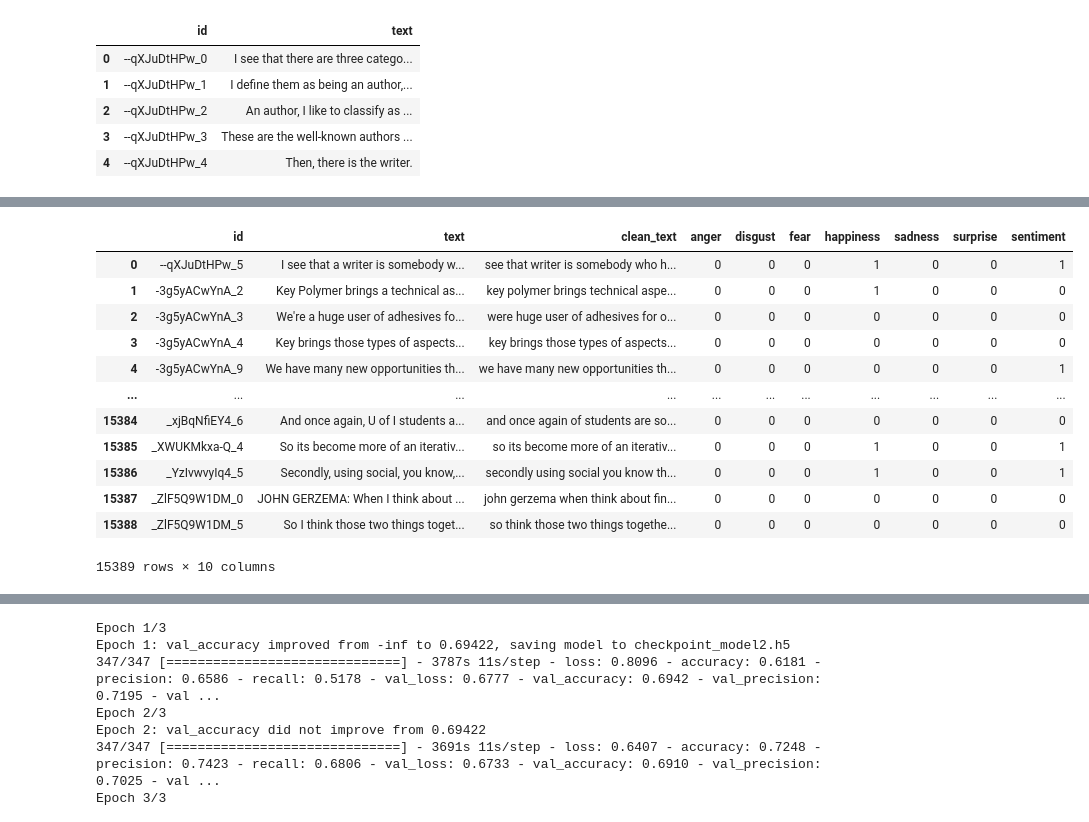
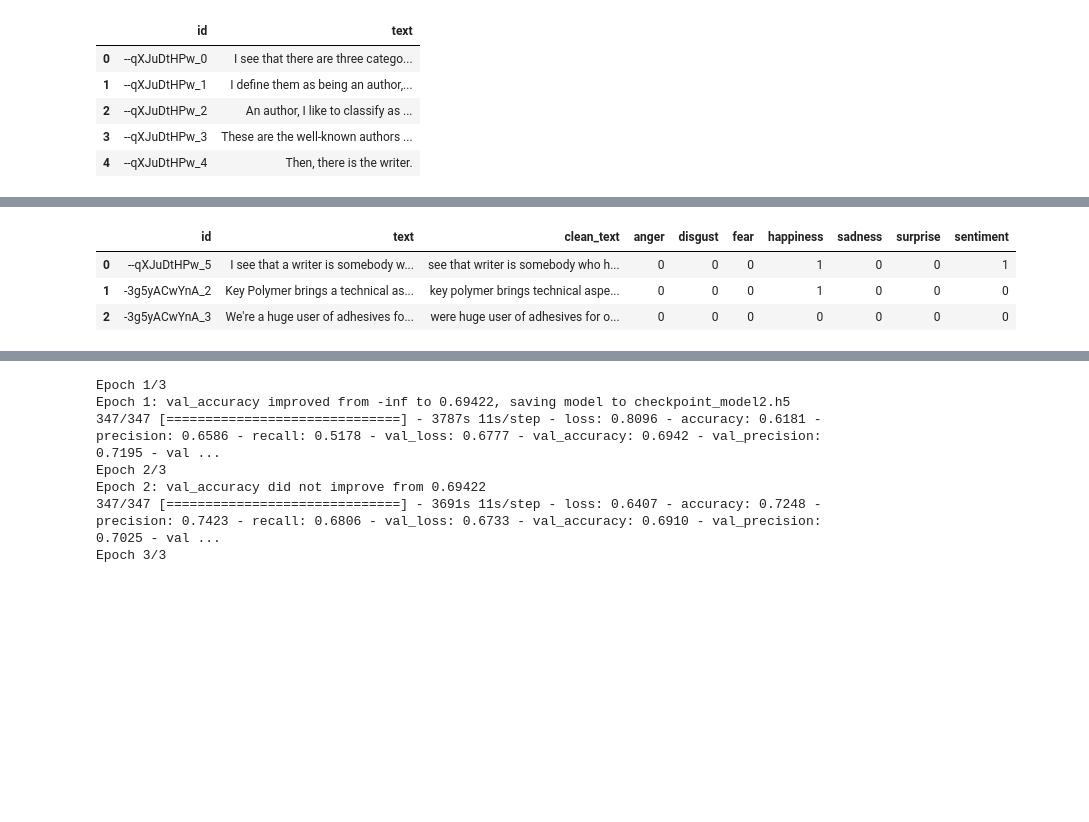
Before and after one commit to phgz/emotion, a Jupyter notebook: notebooks/text-model.ipynb, the cells around one changed output, grey strips where cells are left out. Cells and saved outputs as stored; diff of their text form; code cells hidden in the pictures; blank space fills up the shorter version.

```diff
--- a/notebooks/text-model.ipynb
+++ b/notebooks/text-model.ipynb
@@ -29,10 +32,17 @@ audio_dir = "../data/raw/audio"
 # %%
 text_files = glob.glob(f"{text_dir}/*.txt")
 
-
+## Chaque ligne de texte est précédée d'un "stamp" qui indique le clip de l'enregistrement etc
 def remove_stamps_str(line)->str:
     #clip_num = re.search('.+___\d\d?\d?___.+', line).group(0)
     stamp = re.search('.+___', line).group(0)
     new_line = line.strip(stamp)
     return new_line
+
+## Pour python < 3.9, sinon str.removeprefix() de base
+def removeprefix(self: str, prefix: str, /) -> str:
+    if self.startswith(prefix):
+        return self[len(prefix):]
+    else:
+        return self[:]
 # %%
@@ -79,7 +79,7 @@ def remove_nonascii(line)->str:
     return ascii_line
 
 #met tout en minuscules, retire les nombres et stopwords
-def clean_stopwords_digits(line)->str:
+def clean_punct_digits(line)->str:
     new_line = line.translate(str.maketrans('', '', string.punctuation))
     new_line = ' '.join([word.lower() for word in new_line.split() if (len(word) >=2 and word.isalpha())])
     return new_line
@@ -126,18 +125,8 @@ clean_stopwords_digits('I see that there are three category of writers.')
 # %%
+df_text['text'] =  df_text.text.apply(remove_nonascii)
+df_text['clean_text'] = df_text.text.apply(lambda s : clean_punct_digits(s))
 
-df_text['text'] =  df_text.text.apply(remove_nonascii)
-
-
-df_text['clean_text'] = df_text.text.apply(lambda s : clean_stopwords_digits(s))
-#df_text['tokens'] = df_text.clean_text.apply(lambda x : x.split(' '))
-
-#df_text['lines'] = df_text.groupby('unique_id')
-#df_text['count'] = df_text['text'].apply(lambda x : len(x.split(' ')))
-
-
-
-
-display(df_text)
+display(df_text.head(3))
 # %% [output]
 |  | id | text | clean_text |
 | 0 | --qXJuDtHPw_0 | I see that there are three catego... | see that there are three category... |
@@ -155,17 +135,8 @@ display(df_text)
 # %%
 frame = pd.merge(df_text, label_df, on = 'id', how = 'inner')
-frame
+display(frame.head(3))
 # %% [output]
 |  | id | text | clean_text | anger | disgust | fear | happiness | sadness | surprise | sentiment |
 | 0 | --qXJuDtHPw_5 | I see that a writer is somebody w... | see that writer is somebody who h... | 0 | 0 | 0 | 1 | 0 | 0 | 1 |
 | 1 | -3g5yACwYnA_2 | Key Polymer brings a technical as... | key polymer brings technical aspe... | 0 | 0 | 0 | 1 | 0 | 0 | 0 |
 | 2 | -3g5yACwYnA_3 | We're a huge user of adhesives fo... | were huge user of adhesives for o... | 0 | 0 | 0 | 0 | 0 | 0 | 0 |
-| 3 | -3g5yACwYnA_4 | Key brings those types of aspects... | key brings those types of aspects... | 0 | 0 | 0 | 0 | 0 | 0 | 0 |
-| 4 | -3g5yACwYnA_9 | We have many new opportunities th... | we have many new opportunities th... | 0 | 0 | 0 | 0 | 0 | 0 | 1 |
-| ... | ... | ... | ... | ... | ... | ... | ... | ... | ... | ... |
-| 15384 | _xjBqNfiEY4_6 | And once again, U of I students a... | and once again of students are so... | 0 | 0 | 0 | 0 | 0 | 0 | 0 |
-| 15385 | _XWUKMkxa-Q_4 | So its become more of an iterativ... | so its become more of an iterativ... | 0 | 0 | 0 | 1 | 0 | 0 | 1 |
-| 15386 | _YzIvwvyIq4_5 | Secondly, using social, you know,... | secondly using social you know th... | 0 | 0 | 0 | 1 | 0 | 0 | 1 |
-| 15387 | _ZlF5Q9W1DM_0 | JOHN GERZEMA: When I think about ... | john gerzema when think about fin... | 0 | 0 | 0 | 0 | 0 | 0 | 0 |
-| 15388 | _ZlF5Q9W1DM_5 | So I think those two things toget... | so think those two things togethe... | 0 | 0 | 0 | 0 | 0 | 0 | 0 |
-15389 rows × 10 columns
```
Also changed, not shown: parts of 21 cells of this notebook, 1 other file.
